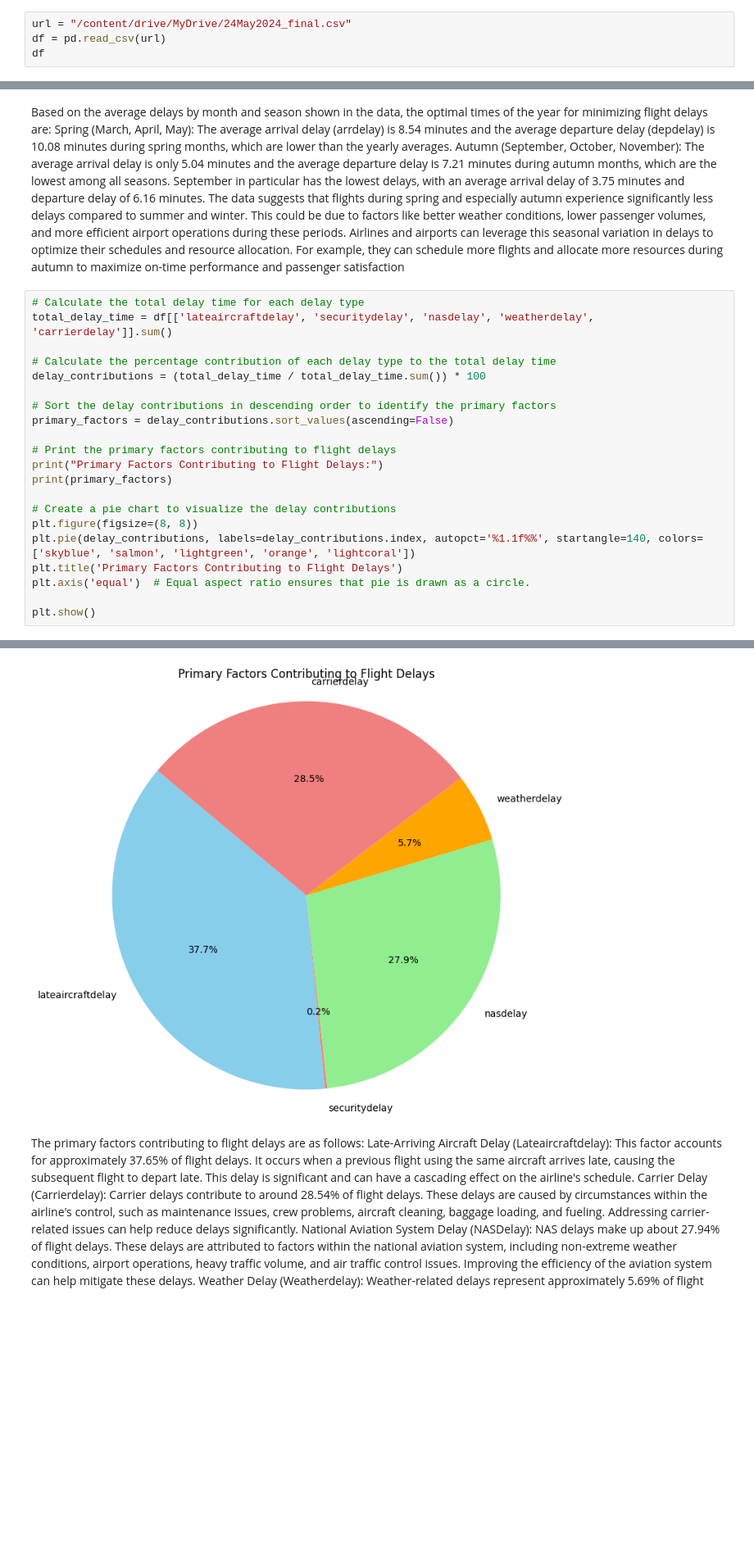
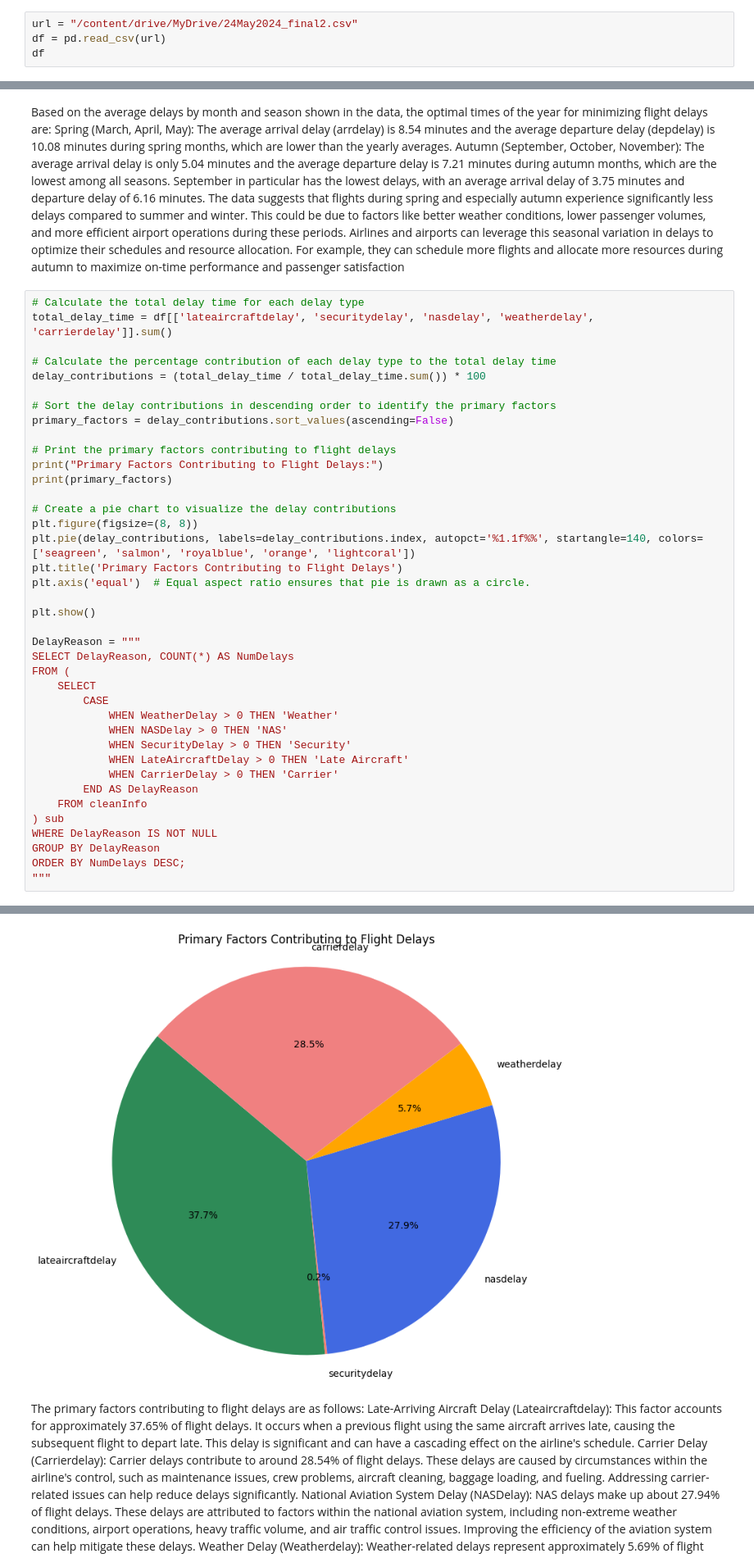
Before and after one commit to irffanhaziq/AirlineOnTimePerformance, a Jupyter notebook: DataMangenmentAssignment2.ipynb, the cells around one changed output, grey strips where cells are left out. Shown at 82% size. Cells and saved outputs as stored; diff of their text form; blank space fills up the shorter version.

```diff
--- a/DataMangenmentAssignment2.ipynb
+++ b/DataMangenmentAssignment2.ipynb
@@ -50,5 +52,5 @@ import plotly.express as px
 # %%
-url = "/content/drive/MyDrive/24May2024_final.csv"
+url = "/content/drive/MyDrive/24May2024_final2.csv"
 df = pd.read_csv(url)
 df
 # %% [output]
@@ -264,33 +338,51 @@ Airlines and airports can leverage this seasonal variation in delays to optimize
 # %%
 # Calculate the total delay time for each delay type
 total_delay_time = df[['lateaircraftdelay', 'securitydelay', 'nasdelay', 'weatherdelay', 'carrierdelay']].sum()
 
 # Calculate the percentage contribution of each delay type to the total delay time
 delay_contributions = (total_delay_time / total_delay_time.sum()) * 100
 
 # Sort the delay contributions in descending order to identify the primary factors
 primary_factors = delay_contributions.sort_values(ascending=False)
 
 # Print the primary factors contributing to flight delays
 print("Primary Factors Contributing to Flight Delays:")
 print(primary_factors)
 
 # Create a pie chart to visualize the delay contributions
 plt.figure(figsize=(8, 8))
-plt.pie(delay_contributions, labels=delay_contributions.index, autopct='%1.1f%%', startangle=140, colors=['skyblue', 'salmon', 'lightgreen', 'orange', 'lightcoral'])
+plt.pie(delay_contributions, labels=delay_contributions.index, autopct='%1.1f%%', startangle=140, colors=['seagreen', 'salmon', 'royalblue', 'orange', 'lightcoral'])
 plt.title('Primary Factors Contributing to Flight Delays')
 plt.axis('equal')  # Equal aspect ratio ensures that pie is drawn as a circle.
 
 plt.show()
+
+DelayReason = """
+SELECT DelayReason, COUNT(*) AS NumDelays
+FROM (
+    SELECT
+        CASE
+            WHEN WeatherDelay > 0 THEN 'Weather'
+            WHEN NASDelay > 0 THEN 'NAS'
+            WHEN SecurityDelay > 0 THEN 'Security'
+            WHEN LateAircraftDelay > 0 THEN 'Late Aircraft'
+            WHEN CarrierDelay > 0 THEN 'Carrier'
+        END AS DelayReason
+    FROM cleanInfo
+) sub
+WHERE DelayReason IS NOT NULL
+GROUP BY DelayReason
+ORDER BY NumDelays DESC;
+"""
 # %% [output]
 Primary Factors Contributing to Flight Delays:
 lateaircraftdelay    37.654551
 carrierdelay         28.542793
 nasdelay             27.940650
 weatherdelay          5.686732
 securitydelay         0.175275
 dtype: float64
-[figure, old version]
+[figure, new version]
 # %% [markdown]
 The primary factors contributing to flight delays are as follows:
 Late-Arriving Aircraft Delay (Lateaircraftdelay): This factor accounts for approximately 37.65% of flight delays. It occurs when a previous flight using the same aircraft arrives late, causing the subsequent flight to depart late. This delay is significant and can have a cascading effect on the airline's schedule.
```
Also changed, not shown: parts of 21 cells of this notebook.
